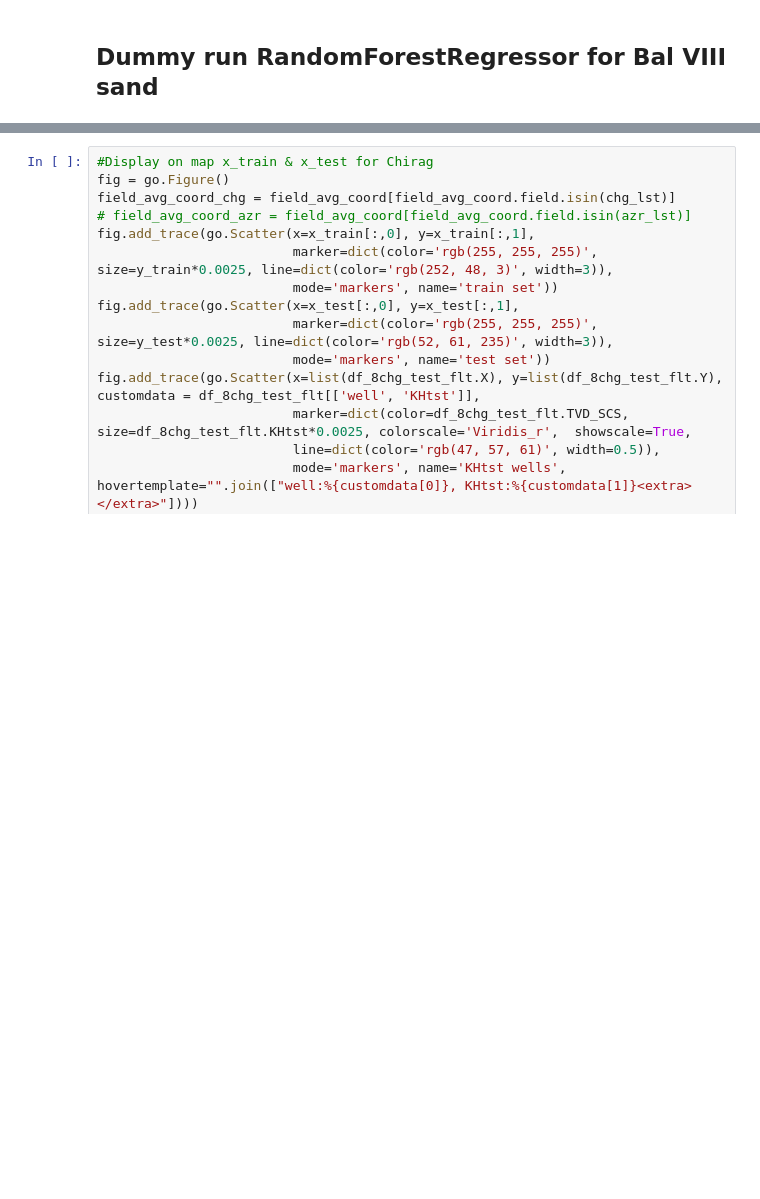
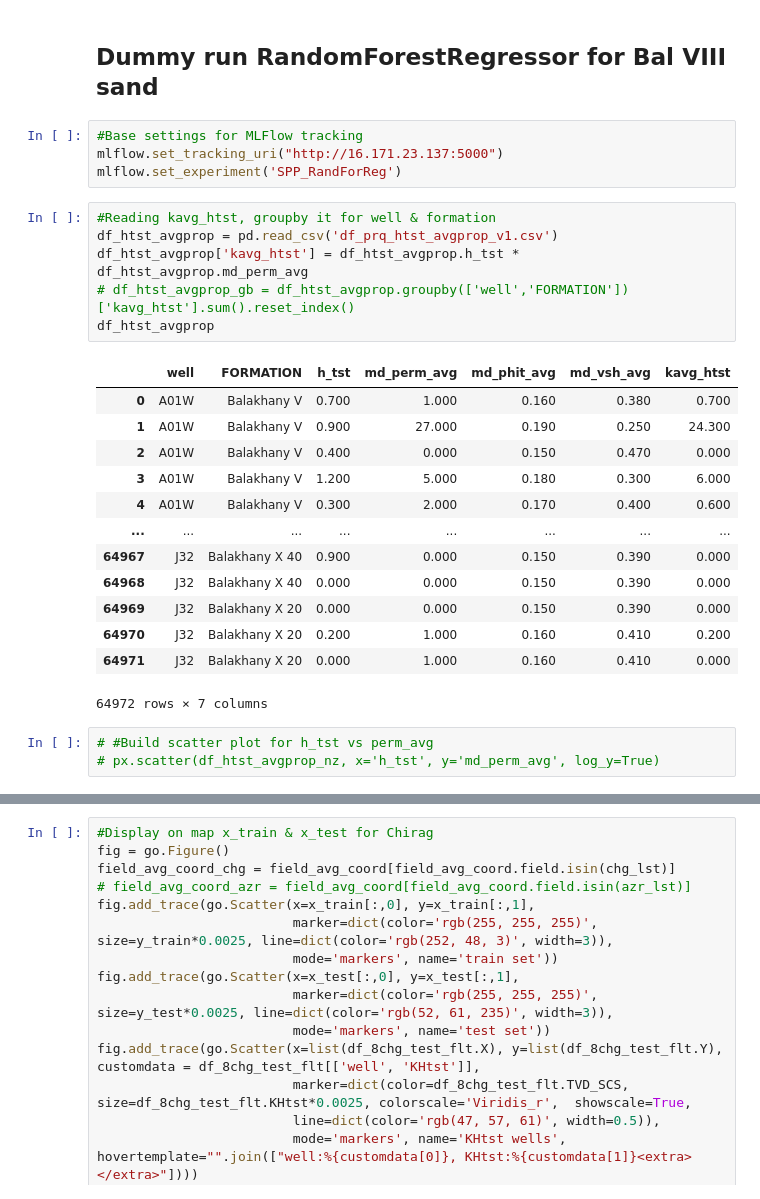
Before and after one commit to nadirzeynall/SPP_eilink, a Jupyter notebook: ACG_wells_JOİNT_BEST.ipynb, the cells around one changed output, grey strips where cells are left out. Drawn from its saved outputs; the diff is of its cells as text; blank space fills up the shorter version.

```diff
--- a/ACG_wells_JOİNT_BEST.ipynb
+++ b/ACG_wells_JOİNT_BEST.ipynb
@@ -1999,4 +1996,31 @@ df_8chg_test_flt.head()
 # feature_importances.join(pd.DataFrame(df_8chg_test_flt.columns), rsuffix='name').sort_values(by='0',ascending=False).head(15)
 # %% [markdown]
 ## Dummy run RandomForestRegressor for Bal VIII sand
+# %%
+#Base settings for MLFlow tracking
+mlflow.set_tracking_uri("http://16.171.23.137:5000")
+mlflow.set_experiment('SPP_RandForReg')
+# %%
+#Reading kavg_htst, groupby it for well & formation
+df_htst_avgprop = pd.read_csv('df_prq_htst_avgprop_v1.csv')
+df_htst_avgprop['kavg_htst'] = df_htst_avgprop.h_tst * df_htst_avgprop.md_perm_avg
+# df_htst_avgprop_gb = df_htst_avgprop.groupby(['well','FORMATION'])['kavg_htst'].sum().reset_index()
+df_htst_avgprop
+# %% [output]
+|  | well | FORMATION | h_tst | md_perm_avg | md_phit_avg | md_vsh_avg | kavg_htst |
+| 0 | A01W | Balakhany V | 0.700 | 1.000 | 0.160 | 0.380 | 0.700 |
+| 1 | A01W | Balakhany V | 0.900 | 27.000 | 0.190 | 0.250 | 24.300 |
+| 2 | A01W | Balakhany V | 0.400 | 0.000 | 0.150 | 0.470 | 0.000 |
+| 3 | A01W | Balakhany V | 1.200 | 5.000 | 0.180 | 0.300 | 6.000 |
+| 4 | A01W | Balakhany V | 0.300 | 2.000 | 0.170 | 0.400 | 0.600 |
+| ... | ... | ... | ... | ... | ... | ... | ... |
+| 64967 | J32 | Balakhany X 40 | 0.900 | 0.000 | 0.150 | 0.390 | 0.000 |
+| 64968 | J32 | Balakhany X 40 | 0.000 | 0.000 | 0.150 | 0.390 | 0.000 |
+| 64969 | J32 | Balakhany X 20 | 0.000 | 0.000 | 0.150 | 0.390 | 0.000 |
+| 64970 | J32 | Balakhany X 20 | 0.200 | 1.000 | 0.160 | 0.410 | 0.200 |
+| 64971 | J32 | Balakhany X 20 | 0.000 | 1.000 | 0.160 | 0.410 | 0.000 |
+64972 rows × 7 columns
+# %%
+# #Build scatter plot for h_tst vs perm_avg
+# px.scatter(df_htst_avgprop_nz, x='h_tst', y='md_perm_avg', log_y=True)
 # %%
```
Also changed, not shown: parts of 18 cells of this notebook.
